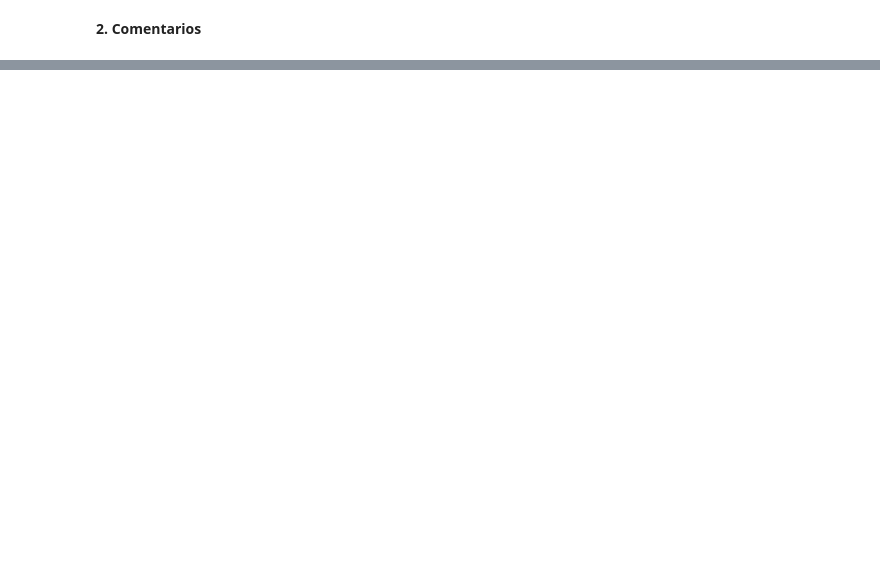
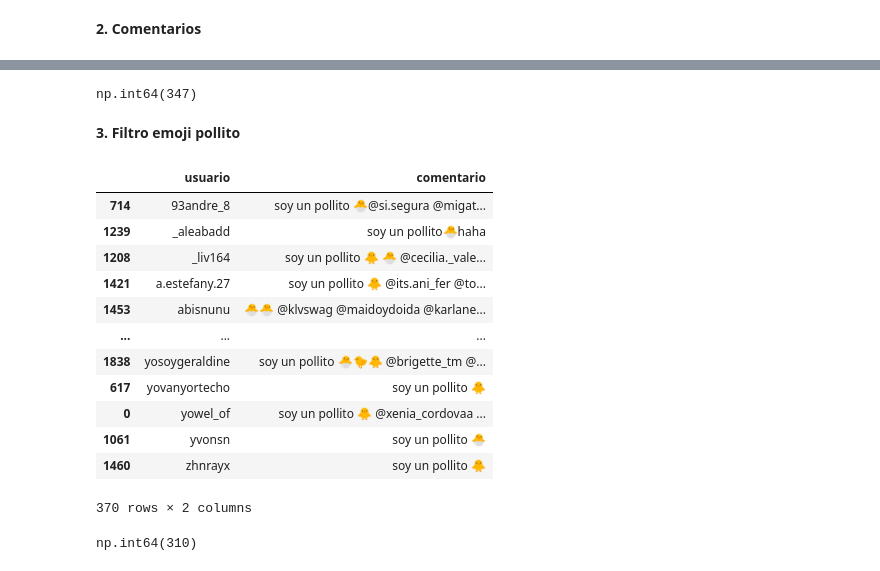
Before and after one commit to gflores1092/ClasesMissYera, a Jupyter notebook: Python/Soy_un_pollito.ipynb, the cells around one changed output, grey strips where cells are left out. Cells and saved outputs as stored; diff of their text form; code cells hidden in the pictures; blank space fills up the shorter version.

```diff
--- a/Python/Soy_un_pollito.ipynb
+++ b/Python/Soy_un_pollito.ipynb
@@ -293,0 +113,6 @@ x[x['usuario']=='ale.xandra.29']
+# %%
+comments['usuario'].drop_duplicates().count()
+# %% [output]
+np.int64(347)
+# %% [markdown]
+**3. Filtro emoji pollito**
@@ -293,0 +135,20 @@ x[x['usuario']=='ale.xandra.29']
+# %%
+primer_filtro
+# %% [output]
+|  | usuario | comentario |
+| 714 | 93andre_8 | soy un pollito 🐣@si.segura @migat... |
+| 1239 | _aleabadd | soy un pollito🐣haha |
+| 1208 | _liv164 | soy un pollito 🐥 🐣 @cecilia._vale... |
+| 1421 | a.estefany.27 | soy un pollito 🐥 @its.ani_fer @to... |
+| 1453 | abisnunu | 🐣🐣 @klvswag @maidoydoida @karlane... |
+| ... | ... | ... |
+| 1838 | yosoygeraldine | soy un pollito 🐣🐤🐥 @brigette_tm @... |
+| 617 | yovanyortecho | soy un pollito 🐥 |
+| 0 | yowel_of | soy un pollito 🐥 @xenia_cordovaa ... |
+| 1061 | yvonsn | soy un pollito 🐣 |
+| 1460 | zhnrayx | soy un pollito 🐥 |
+370 rows × 2 columns
+# %%
+primer_filtro['usuario'].drop_duplicates().count()
+# %% [output]
+np.int64(310)
```
Also changed, not shown: parts of 45 cells of this notebook.
